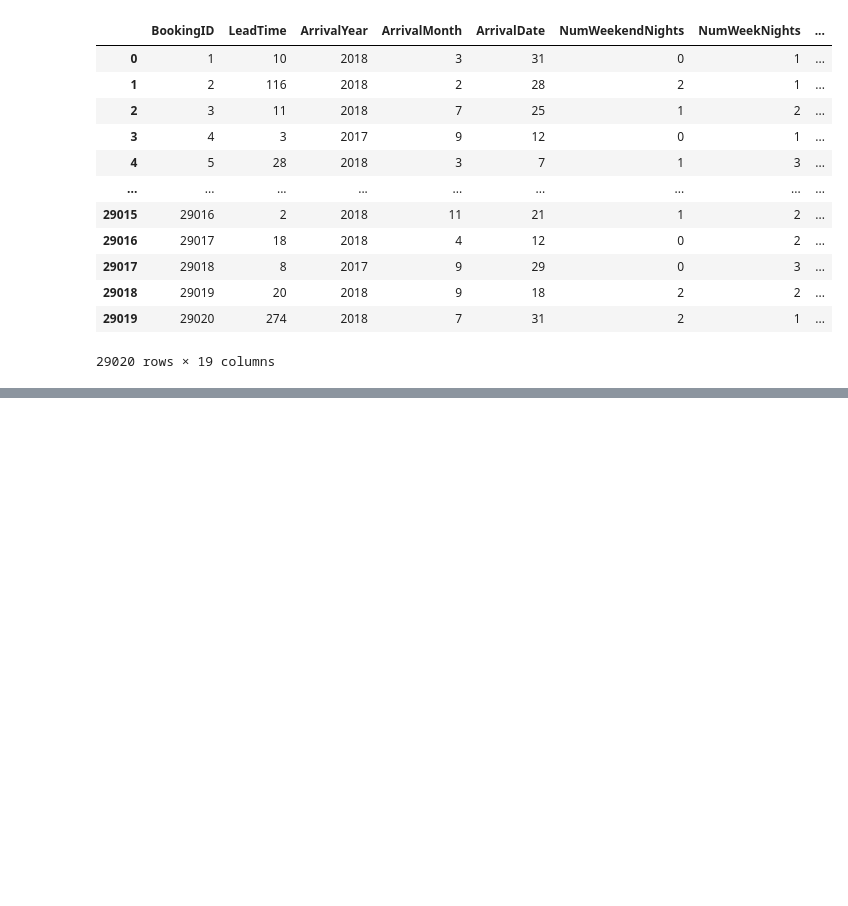
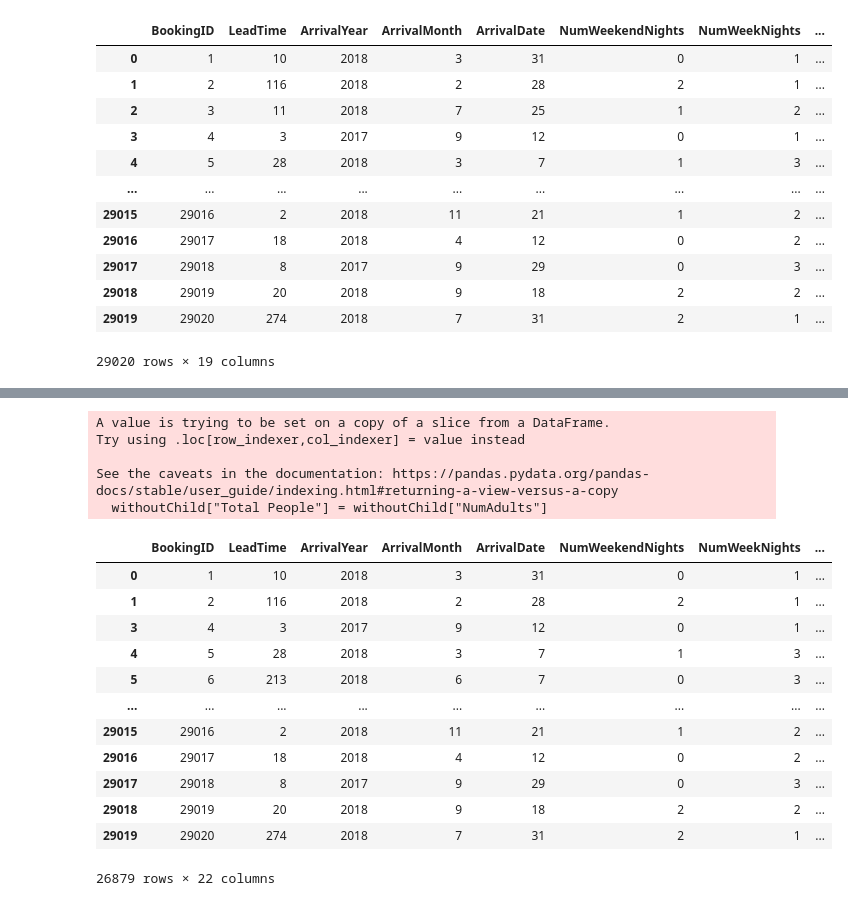
Before and after one commit to andy0207huang/dataquest-2023, a Jupyter notebook: groupby.ipynb, the cells around one changed output, grey strips where cells are left out. Saved outputs shown, nothing was run; the diff lists cells and outputs as text; code cells hidden in the pictures; blank space fills up the shorter version.

```diff
--- a/groupby.ipynb
+++ b/groupby.ipynb
@@ -111,0 +130,23 @@ seasons.head(50)
+# %%
+withoutChild = data[data["NumChildren"] == 0]
+withoutChild["Total People"] = withoutChild["NumAdults"]
+withoutChild
+# %% [output]
+A value is trying to be set on a copy of a slice from a DataFrame.
+Try using .loc[row_indexer,col_indexer] = value instead
+
+See the caveats in the documentation: https://pandas.pydata.org/pandas-docs/stable/user_guide/indexing.html#returning-a-view-versus-a-copy
+  withoutChild["Total People"] = withoutChild["NumAdults"]
+|  | BookingID | LeadTime | ArrivalYear | ArrivalMonth | ArrivalDate | NumWeekendNights | NumWeekNights | ... |
+| 0 | 1 | 10 | 2018 | 3 | 31 | 0 | 1 | ... |
+| 1 | 2 | 116 | 2018 | 2 | 28 | 2 | 1 | ... |
+| 3 | 4 | 3 | 2017 | 9 | 12 | 0 | 1 | ... |
+| 4 | 5 | 28 | 2018 | 3 | 7 | 1 | 3 | ... |
+| 5 | 6 | 213 | 2018 | 6 | 7 | 0 | 3 | ... |
+| ... | ... | ... | ... | ... | ... | ... | ... | ... |
+| 29015 | 29016 | 2 | 2018 | 11 | 21 | 1 | 2 | ... |
+| 29016 | 29017 | 18 | 2018 | 4 | 12 | 0 | 2 | ... |
+| 29017 | 29018 | 8 | 2017 | 9 | 29 | 0 | 3 | ... |
+| 29018 | 29019 | 20 | 2018 | 9 | 18 | 2 | 2 | ... |
+| 29019 | 29020 | 274 | 2018 | 7 | 31 | 2 | 1 | ... |
+26879 rows × 22 columns
```
Also changed, not shown: parts of 8 cells of this notebook, 3 other files.
